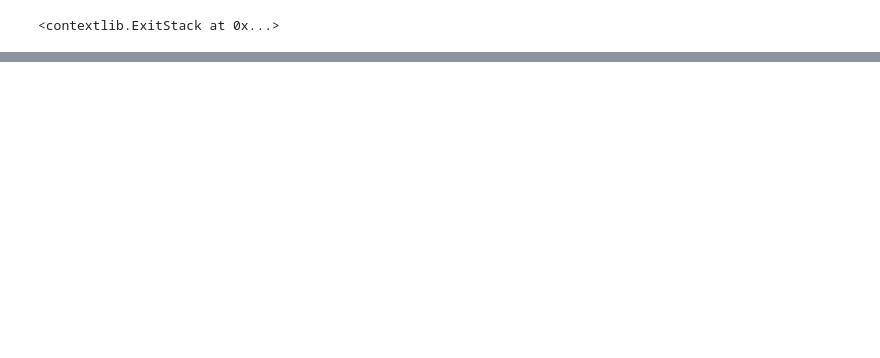
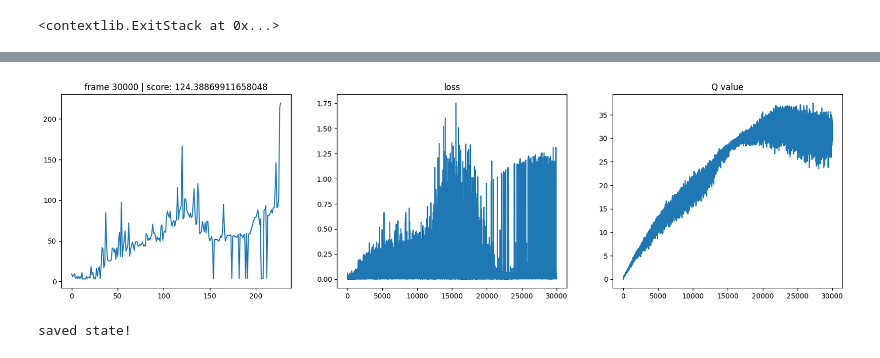
Before and after one commit to aetherclouds/rainbow, a Jupyter notebook: src/01.ipynb, the cells around one changed output, grey strips where cells are left out. Cells and saved outputs as stored; diff of their text form; code cells hidden in the pictures; blank space fills up the shorter version.

Commit message:
tried implementing "position bias"

```diff
--- a/src/01.ipynb
+++ b/src/01.ipynb
@@ -371,0 +377,29 @@ score:  227.0
+# %%
+class PositionBiasWrapper(gym.Wrapper):
+    def __init__(self, env, bias):
+        super().__init__(env)
+        self.bias = bias
+        self.right_edge = self.observation_space.high[0]
+        # assuming center is at 0 and both sides are symmetrical - may have to edit this for other environments
+        self.pos_range = self.right_edge
+
+    def step(self, action):
+        obs, reward, terminated, truncated, info = self.env.step(action)
+        # we use self.range to "squish" the cart position between the range [-1, 1]
+        pos = obs[0] / self.pos_range
+        distance = abs(pos - self.bias)
+        reward -= sin(distance)
+        return obs, reward, terminated, truncated, info
+# %%
+num_frames = 30_000
+memory_size = 1_000
+batch_size = 32
+target_update = 100
+epsilon_decay = 1/2000
+
+env = PositionBiasWrapper(env_w_video, -.7)
+agent = DQNAgent(env, seed, memory_size, batch_size, target_update, epsilon_decay)
+agent.train(seed, num_frames)
+# %% [output]
+[figure, added]
+saved state!
```
Also changed, not shown: parts of 4 cells of this notebook, 3 other files.
